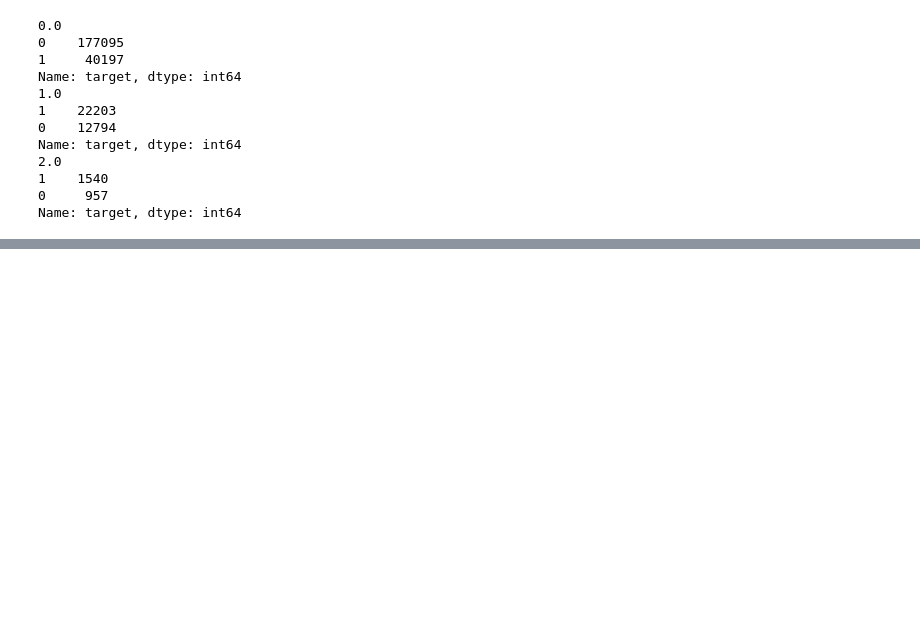
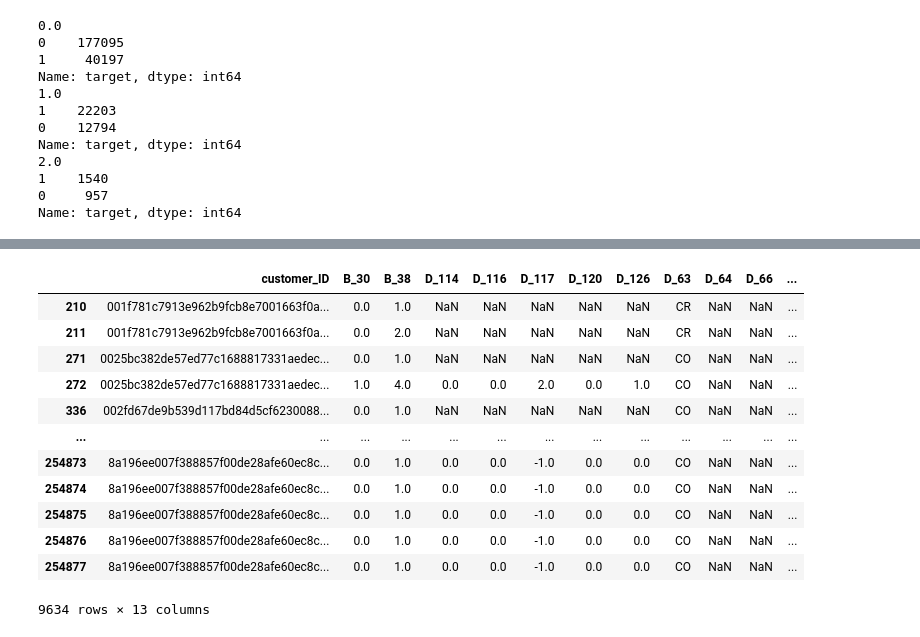
Before and after one commit to We-Need-More-RAM/amex_default_prediction, a Jupyter notebook: notebooks/ak/train-exploration.ipynb, the cells around one changed output, grey strips where cells are left out. Cells and saved outputs as stored; diff of their text form; code cells hidden in the pictures; blank space fills up the shorter version.

```diff
--- a/notebooks/ak/train-exploration.ipynb
+++ b/notebooks/ak/train-exploration.ipynb
@@ -143,0 +197,16 @@ Name: target, dtype: int64
+# %%
+df_train[df_train.D_68.isna()]
+# %% [output]
+|  | customer_ID | B_30 | B_38 | D_114 | D_116 | D_117 | D_120 | D_126 | D_63 | D_64 | D_66 | ... |
+| 210 | 001f781c7913e962b9fcb8e7001663f0a... | 0.0 | 1.0 | NaN | NaN | NaN | NaN | NaN | CR | NaN | NaN | ... |
+| 211 | 001f781c7913e962b9fcb8e7001663f0a... | 0.0 | 2.0 | NaN | NaN | NaN | NaN | NaN | CR | NaN | NaN | ... |
+| 271 | 0025bc382de57ed77c1688817331aedec... | 0.0 | 1.0 | NaN | NaN | NaN | NaN | NaN | CO | NaN | NaN | ... |
+| 272 | 0025bc382de57ed77c1688817331aedec... | 1.0 | 4.0 | 0.0 | 0.0 | 2.0 | 0.0 | 1.0 | CO | NaN | NaN | ... |
+| 336 | 002fd67de9b539d117bd84d5cf6230088... | 0.0 | 1.0 | NaN | NaN | NaN | NaN | NaN | CO | NaN | NaN | ... |
+| ... | ... | ... | ... | ... | ... | ... | ... | ... | ... | ... | ... | ... |
+| 254873 | 8a196ee007f388857f00de28afe60ec8c... | 0.0 | 1.0 | 0.0 | 0.0 | -1.0 | 0.0 | 0.0 | CO | NaN | NaN | ... |
+| 254874 | 8a196ee007f388857f00de28afe60ec8c... | 0.0 | 1.0 | 0.0 | 0.0 | -1.0 | 0.0 | 0.0 | CO | NaN | NaN | ... |
+| 254875 | 8a196ee007f388857f00de28afe60ec8c... | 0.0 | 1.0 | 0.0 | 0.0 | -1.0 | 0.0 | 0.0 | CO | NaN | NaN | ... |
+| 254876 | 8a196ee007f388857f00de28afe60ec8c... | 0.0 | 1.0 | 0.0 | 0.0 | -1.0 | 0.0 | 0.0 | CO | NaN | NaN | ... |
+| 254877 | 8a196ee007f388857f00de28afe60ec8c... | 0.0 | 1.0 | 0.0 | 0.0 | -1.0 | 0.0 | 0.0 | CO | NaN | NaN | ... |
+9634 rows × 13 columns
```
Also changed, not shown: parts of 5 cells of this notebook.
